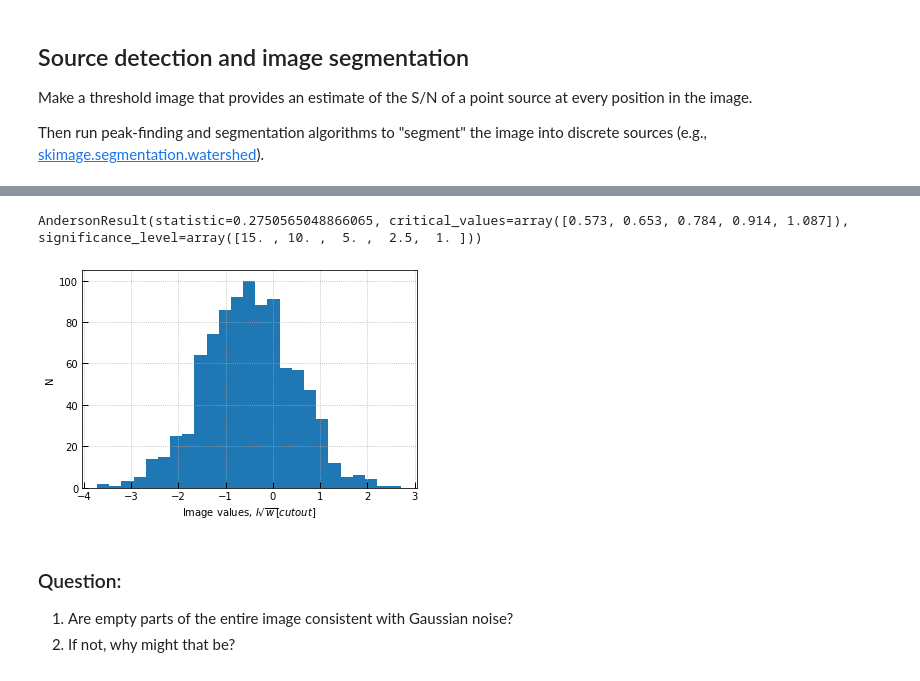
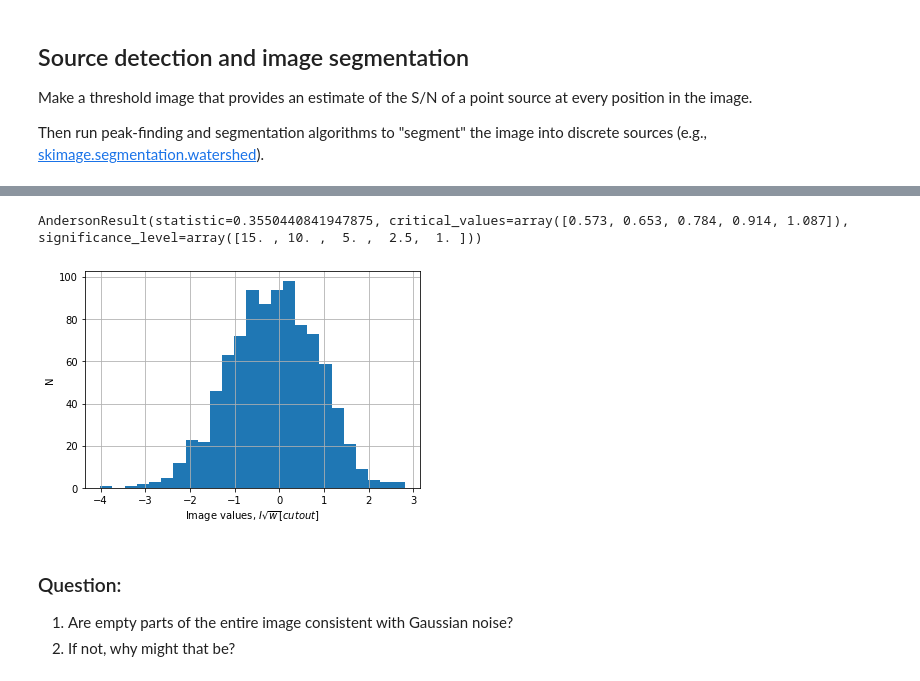
Before and after one commit to AppliedStatisticsNBI/AppStat2020, a Jupyter notebook: Week7/original/GalaxyImageAnalysis/GalaxyImageAnalysis_original.ipynb, the cells around one changed output, grey strips where cells are left out. Saved outputs shown, nothing was run; the diff lists cells and outputs as text; code cells hidden in the pictures.

Commit message:
Small update on residuals

```diff
--- a/Week7/original/GalaxyImageAnalysis/GalaxyImageAnalysis_original.ipynb
+++ b/Week7/original/GalaxyImageAnalysis/GalaxyImageAnalysis_original.ipynb
@@ -259,18 +244,20 @@ plt.imshow(empty)
 # %%
 # Subregion that looks empty
 slx = slice(58, 93)
 sly = slice(39, 65)
 
-_h = plt.hist(SN[sly, slx].flatten(), bins=25)
+resid = data['intensity']*np.sqrt(data['weight'])
+_h = plt.hist(resid[sly, slx].flatten(), bins=25)
 
 plt.grid()
 plt.xlabel(r'Image values, $I \sqrt{w} [cutout]$')
 plt.ylabel('N')
 
-scipy.stats.anderson(SN[sly, slx].flatten())
+
+scipy.stats.anderson(resid[sly, slx].flatten())
 # %% [output]
-AndersonResult(statistic=0.2750565048866065, critical_values=array([0.573, 0.653, 0.784, 0.914, 1.087]), significance_level=array([15. , 10. ,  5. ,  2.5,  1. ]))
+AndersonResult(statistic=0.3550440841947875, critical_values=array([0.573, 0.653, 0.784, 0.914, 1.087]), significance_level=array([15. , 10. ,  5. ,  2.5,  1. ]))
-[figure, old version]
+[figure, new version]
 # %% [markdown]
 ### Question:
 
```
Also changed, not shown: parts of 11 cells of this notebook.
